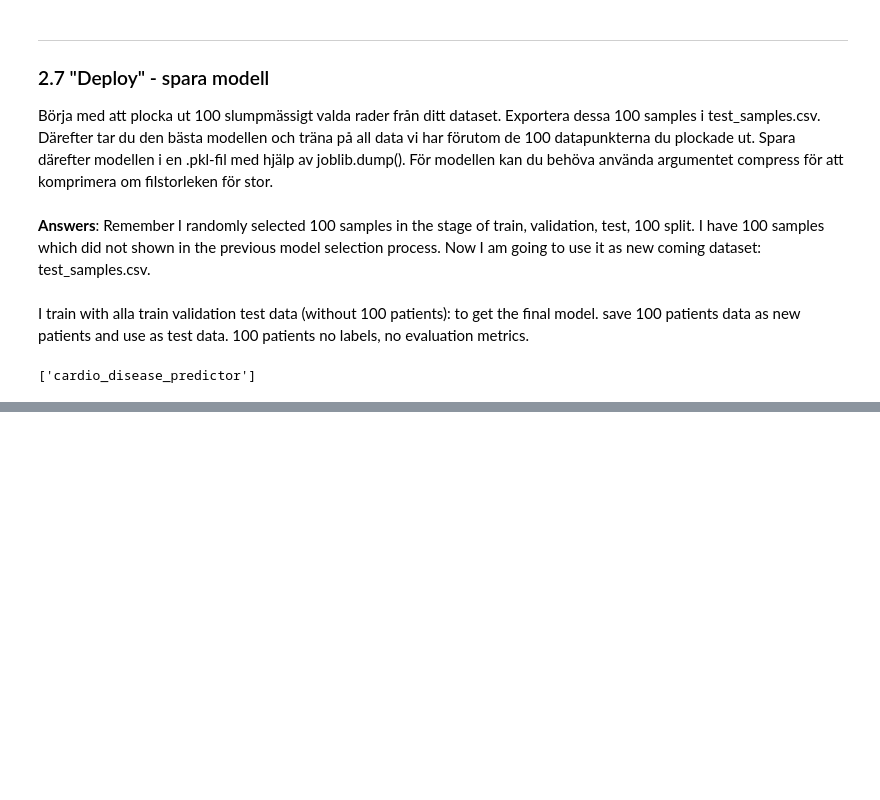
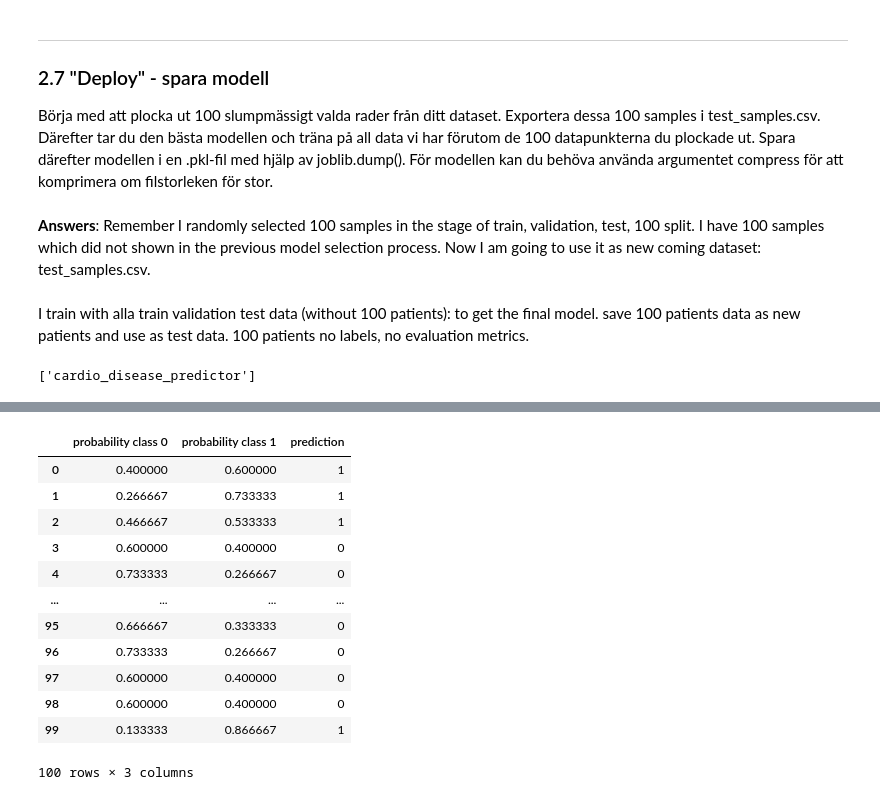
Before and after one commit to yuna-liu/Maskininlarning-Yuna-Liu, a Jupyter notebook: Lab1/DiseasePrediction.ipynb, the cells around one changed output, grey strips where cells are left out. Cells and saved outputs as stored; diff of their text form; code cells hidden in the pictures; blank space fills up the shorter version.

```diff
--- a/Lab1/DiseasePrediction.ipynb
+++ b/Lab1/DiseasePrediction.ipynb
@@ -1168,0 +1211,5 @@ myBestModel = joblib.load('cardio_disease_predictor')
+# %%
+# predict the probability
+prediction_prob= myBestModel.predict_proba(X_100)
+prediction_prob = pd.DataFrame(prediction_prob, columns=['probability class 0', 'probability class 1'])
+prediction_prob
@@ -1169,4 +1230,5 @@ myBestModel = joblib.load('cardio_disease_predictor')
 # %%
-# use the model
-myBestModel.predict(X_100)
+# use the model go predict prediction
+prediction = pd.DataFrame(myBestModel.predict(X_100), columns=['prediction'])
+prediction
 # %% [output]
@@ -1177,0 +1248,17 @@ array([1, 1, 1, 0, 0, 0, 0, 0, 0, 1, 1, 1, 0, 0, 1, 0, 0, 0, 1, 0, 0, 1,
+# %%
+prediction_result = pd.concat([prediction_prob, prediction], axis=1)
+prediction_result
+# %% [output]
+|  | probability class 0 | probability class 1 | prediction |
+| 0 | 0.400000 | 0.600000 | 1 |
+| 1 | 0.266667 | 0.733333 | 1 |
+| 2 | 0.466667 | 0.533333 | 1 |
+| 3 | 0.600000 | 0.400000 | 0 |
+| 4 | 0.733333 | 0.266667 | 0 |
+| ... | ... | ... | ... |
+| 95 | 0.666667 | 0.333333 | 0 |
+| 96 | 0.733333 | 0.266667 | 0 |
+| 97 | 0.600000 | 0.400000 | 0 |
+| 98 | 0.600000 | 0.400000 | 0 |
+| 99 | 0.133333 | 0.866667 | 1 |
+100 rows × 3 columns
```
Also changed, not shown: parts of 8 cells of this notebook, 2 other files.
